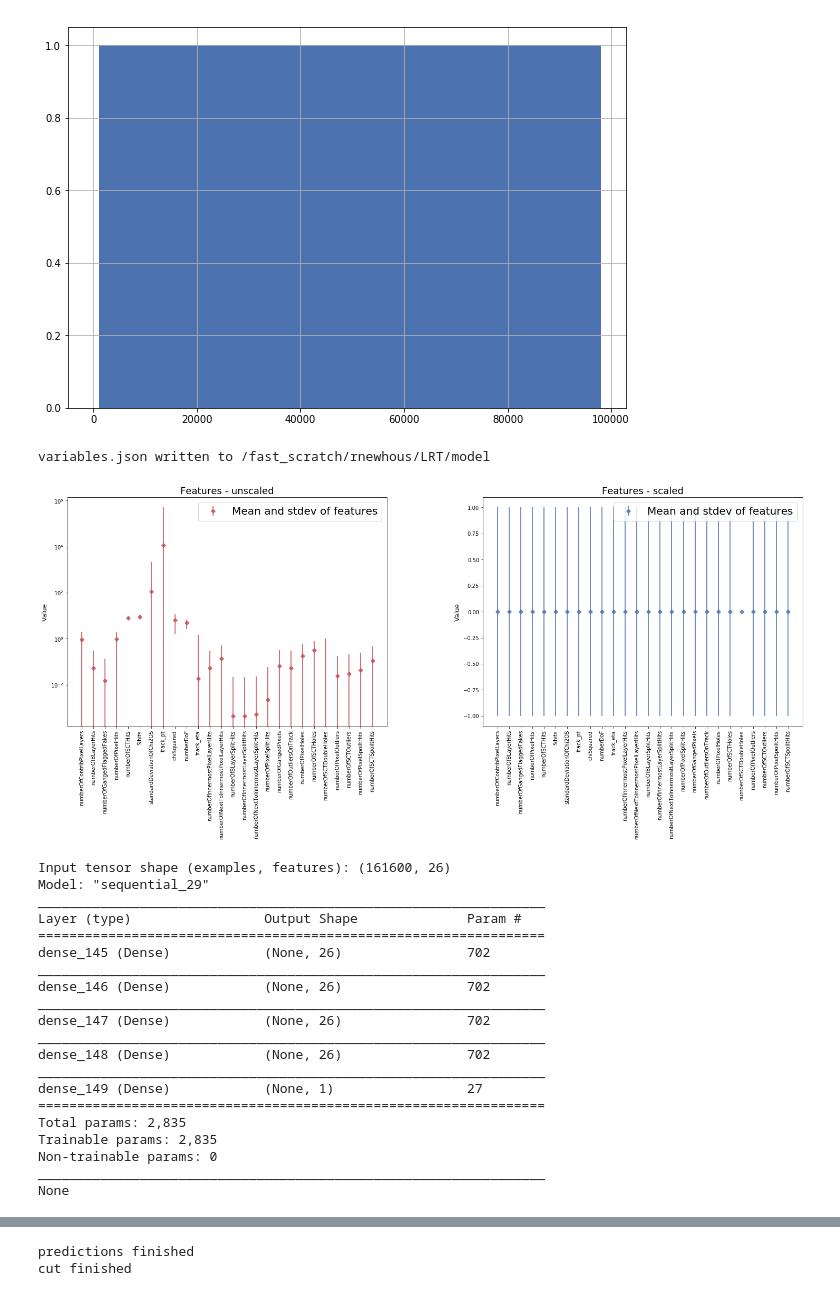
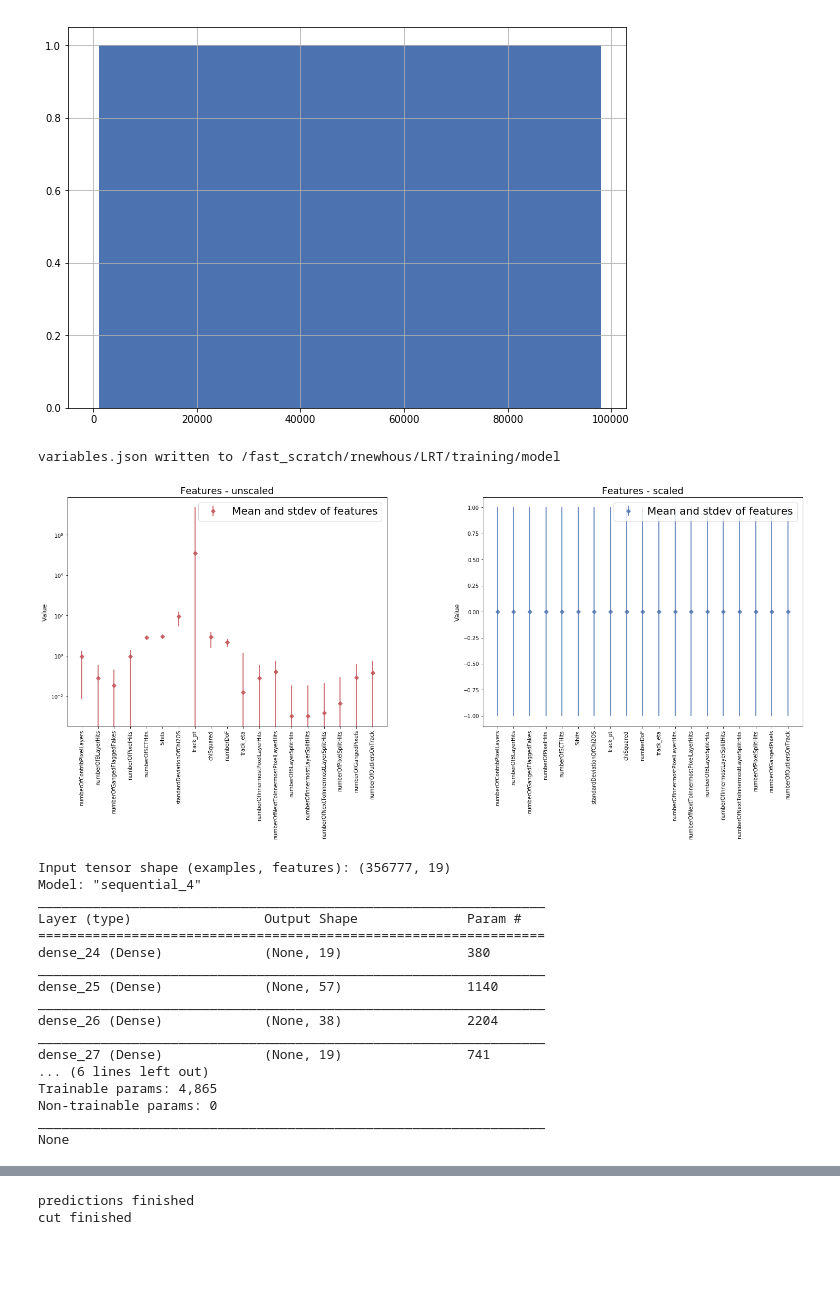
Before and after one commit to robinnewhouse/LRTNotebooks, a Jupyter notebook: Training.ipynb, the cells around one changed output, grey strips where cells are left out. Saved outputs shown, nothing was run; the diff lists cells and outputs as text; code cells hidden in the pictures; blank space fills up the shorter version.

```diff
--- a/Training.ipynb
+++ b/Training.ipynb
@@ -87,13 +80,15 @@ save_columns = [
 ]
 
 # This is the directory where each of the training samples are stored, output by InDetTrackSummaryDumpAlg
-dir_name = "/fast_scratch/rnewhous/LRT/"
-os.chdir(dir_name)
+dir_name = "/fast_scratch/rnewhous/LRT/training/"
+# os.chdir(dir_name)
 
 # This specifies the subdirectory where the training samples are stored. I found it useful to seaparate the topologies this way.
-samples = [
-    dir_name+'track_info_InDetSummaryDumpAlg_SiIntermediateStoreInDetAmbiguityProcessorLargeD0.root',
-]
+samples = glob.glob(dir_name+'track_info_inputs*.root')
+# samples = [
+#     dir_name+'track_info_InDetSummaryDumpAlg_SiSpSeededLargeD0Tracks.root',
+# ]
+# print (samples)
 # %%
 # With these huge samples it's necessary to make sure to reduce the memory consumption as much as possible.
 # This function is an attempt at that. Ideally one would use of a generated datasets with a Keras Sequence.
@@ -409,7 +404,7 @@ inputs_names = [
 "chiSquared",
 "numberDoF",
 
-# "score",
+# "score", #does nothing to help
 "track_eta",
 'numberOfInnermostPixelLayerHits',
 'numberOfNextToInnermostPixelLayerHits',
@@ -423,16 +418,19 @@ inputs_names = [
 
 "numberOfGangedPixels",
 "numberOfOutliersOnTrack",
+]
+if len(df["numberOfPixelHoles"].unique()) > 1:
+    inputs_names.extend([
+    # Only used in output (fitted) tracks
+    "numberOfPixelHoles",
+    "numberOfSCTHoles",
+    "numberOfSCTDoubleHoles",
+    "numberOfPixelOutliers",
+    "numberOfSCTOutliers",
+    "numberOfPixelSpoiltHits",
+    "numberOfSCTSpoiltHits",
+    ])
 
-# Only used in output (fitted) tracks
-"numberOfPixelHoles",
-"numberOfSCTHoles",
-"numberOfSCTDoubleHoles",
-"numberOfPixelOutliers",
-"numberOfSCTOutliers",
-"numberOfPixelSpoiltHits",
-"numberOfSCTSpoiltHits",
-]
 
 # Prepare for saving information to lwtnn
 # See https://github.com/dguest/lwtnn-tutorial-for-btaggers for motivation for this section
@@ -474,35 +472,35 @@ train_weights = track_weights[0 : int(0.8*len(X))]
 val_weights =  track_weights[int(0.8*len(X)) : len(X)]
 
 # Check the samples are consistent
 assert(len(X_train) == len(Y_train))
 assert(len(X_train) == len(train_weights))
 assert(len(X_val) == len(Y_val))
 assert(len(X_val) == len(val_weights))
 
 # Plot features
 X_mean_new = X.mean(axis=0)
 X_std_new = X.std(axis=0)
 
 labels = inputs_names
 fig, (ax1, ax2) = plt.subplots(1, 2,figsize=(25,8))
 ax1.semilogy(labels, np.array(X_mean), alpha=0, label='Track')
 unscaled = ax1.errorbar(labels, np.array(X_mean), yerr=X_std, fmt='D', color='#C44E52', ecolor='#C44E52', linewidth=2, alpha = 0.8, label='_nolegend_')
 ax1.xaxis.set_tick_params(rotation=90)
 ax1.legend([unscaled],["Mean and stdev of features"], fontsize=20)
 ax1.set_title("Features - unscaled", fontsize=18)
 ax1.set_ylabel("Value", fontsize=12)
 
 ax2.plot(labels, np.array(X_mean_new), alpha=0, label='Track')
 scaled = ax2.errorbar(labels, np.array(X_mean_new), yerr=X_std_new, fmt='D', color='#4C72B0', ecolor='#4C72B0', linewidth=2, alpha = 0.8, label='_nolegend_')
 ax2.xaxis.set_tick_params(rotation=90)
 ax2.legend([scaled],["Mean and stdev of features"], fontsize=20)
 ax2.set_title("Features - scaled", fontsize=18)
 ax2.set_ylabel("Value", fontsize=12)
 
 plt.subplots_adjust(wspace = 0.3)
 # %% [output]
-variables.json written to /fast_scratch/rnewhous/LRT/model
+variables.json written to /fast_scratch/rnewhous/LRT/training/model
-[figure, old version]
+[figure, new version]
 # %%
 ### Callback functions
 
@@ -694,9 +693,10 @@ print("Input tensor shape (examples, features):", X_train.shape)
 def create_model():
     model = keras.Sequential()
     model.add(keras.layers.Dense(n_variables, input_dim=n_variables, activation='relu'))
-    model.add(keras.layers.Dense(n_variables, activation='relu',kernel_regularizer=keras.regularizers.l2(0.001)))
+    model.add(keras.layers.Dense(n_variables*3, activation='relu',kernel_regularizer=keras.regularizers.l2(0.001)))
+    model.add(keras.layers.Dense(n_variables*2, activation='relu'))
+#     model.add(keras.layers.Dropout(rate=0.1, seed=1))
     model.add(keras.layers.Dense(n_variables, activation='relu'))
-#     model.add(keras.layers.Dropout(rate=0.1, seed=1))
     model.add(keras.layers.Dense(n_variables, activation='relu'))
 #     model.add(keras.layers.Dropout(rate=0.1, seed=1))
 #     model.add(keras.layers.Dense(12, input_dim=n_variables, activation='relu'))
@@ -711,23 +711,20 @@ def create_model():
 model = create_model()
 print(model.summary())
 # %% [output]
-Input tensor shape (examples, features): (161600, 26)
-Model: "sequential_29"
+Input tensor shape (examples, features): (356777, 19)
+Model: "sequential_4"
 _________________________________________________________________
 Layer (type)                 Output Shape              Param #
 =================================================================
-dense_145 (Dense)            (None, 26)                702
+dense_24 (Dense)             (None, 19)                380
 _________________________________________________________________
-dense_146 (Dense)            (None, 26)                702
+dense_25 (Dense)             (None, 57)                1140
 _________________________________________________________________
-dense_147 (Dense)            (None, 26)                702
+dense_26 (Dense)             (None, 38)                2204
 _________________________________________________________________
-dense_148 (Dense)            (None, 26)                702
-_________________________________________________________________
-dense_149 (Dense)            (None, 1)                 27
-=================================================================
-Total params: 2,835
-Trainable params: 2,835
+dense_27 (Dense)             (None, 19)                741
+... (6 lines left out)
+Trainable params: 4,865
 Non-trainable params: 0
 _________________________________________________________________
 None
```
Also changed, not shown: parts of 18 cells of this notebook.
